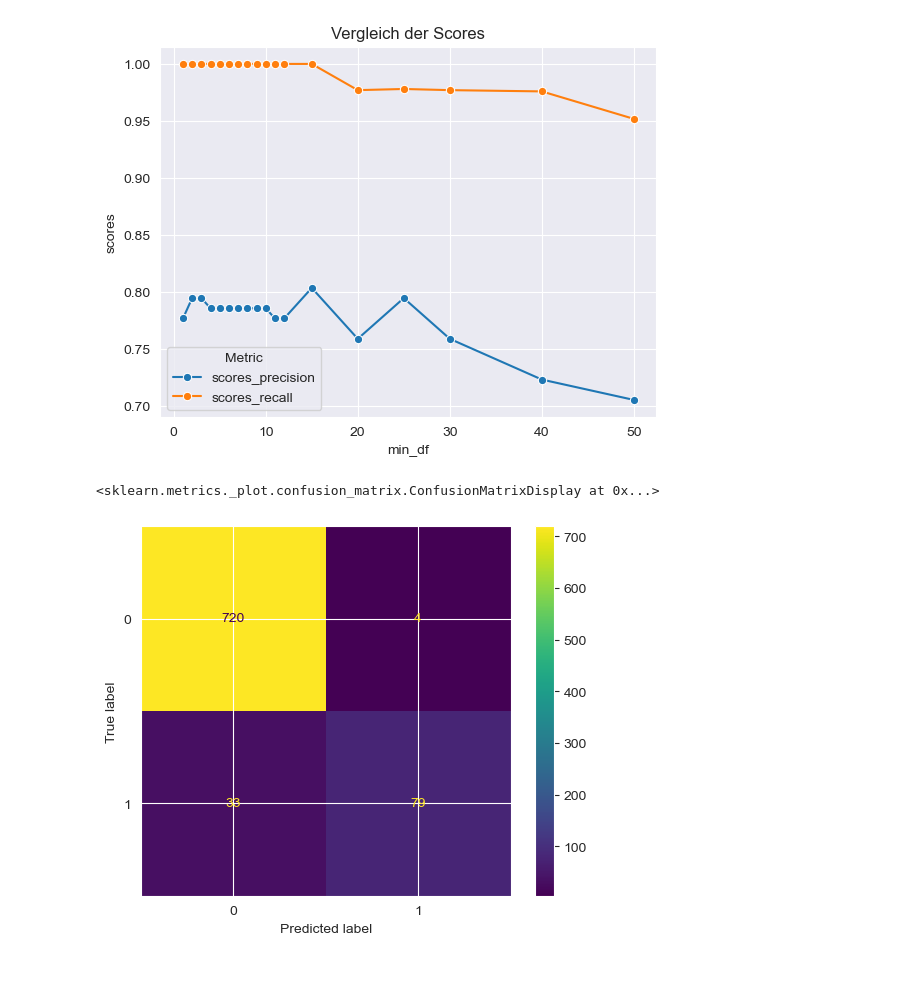
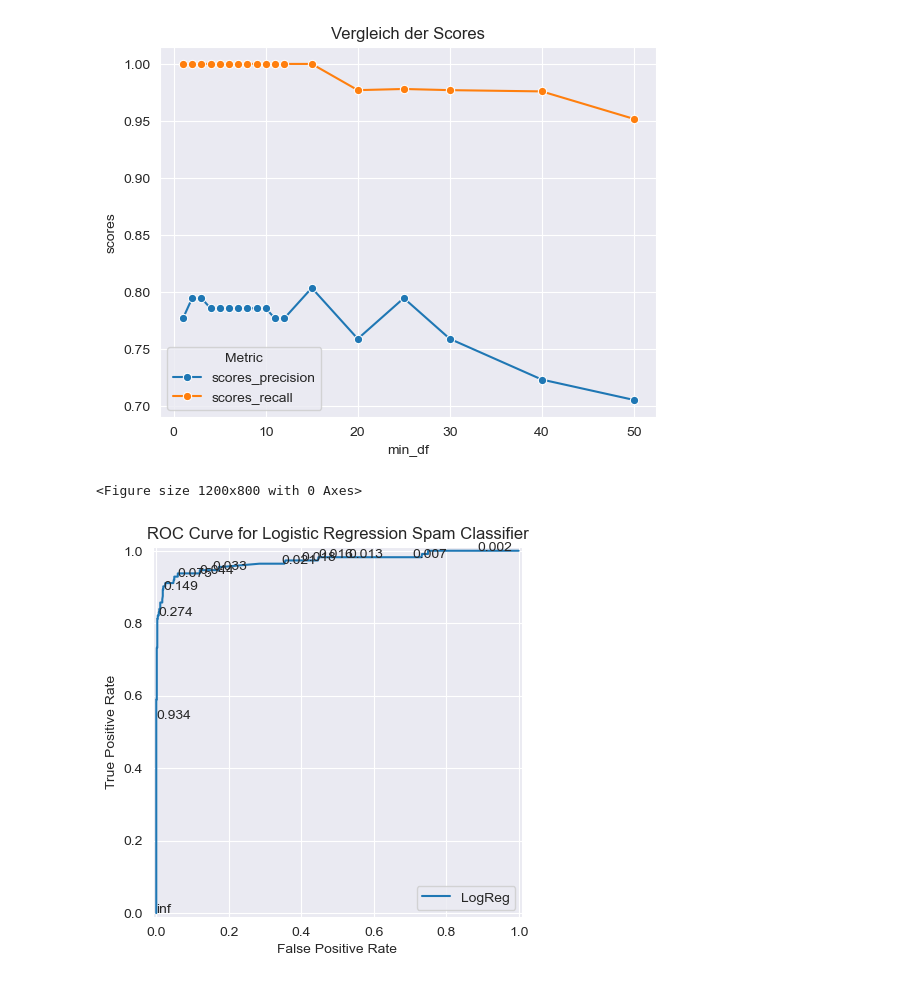
Before and after one commit to j0-ji/AI-class, a Jupyter notebook: week6/student_week6.ipynb, the cells around one changed output. Cells and saved outputs as stored; diff of their text form; code cells hidden in the pictures.

```diff
--- a/week6/student_week6.ipynb
+++ b/week6/student_week6.ipynb
@@ -99,7 +102,13 @@ data.describe()
 # %%
 min_df_values = [1, 2, 3, 4, 5, 6, 7, 8, 9, 10, 11, 12, 15, 20, 25, 30, 40, 50]
+threshold = 0.4
 scores_precision = []
 scores_recall = []
+best_model = Object
+best_model.fpr = None
+best_model.tpr = None
+best_model.thresholds = None
+best_by = 'precision'
 
 for min_df in min_df_values:
     countVectorizer = CountVectorizer(
@@ -131,6 +140,16 @@ for min_df in min_df_values:
     scores_precision.append(score_precision)
     scores_recall.append(score_recall)
 
+    if best_by == 'precision' and (len(scores_precision) == 1 or scores_precision[len(scores_precision)-2] < score_precision):
+        probabilities = pipeline.predict_proba(X_test)[:, 1]
+        best_model.fpr, best_model.tpr, best_model.thresholds = roc_curve(y_test, probabilities)
+    elif best_by == 'recall' and (len(scores_recall) == 1 or scores_recall[len(scores_recall)-2] < score_recall):
+        probabilities = pipeline.predict_proba(X_test)[:, 1]
+        best_model.fpr, best_model.tpr, best_model.thresholds = roc_curve(y_test, probabilities)
+    elif best_by != 'precision' and best_by != 'recall':
+        raise Exception('You need to either get the best model by precision- or recall-score.')
+
+
     # cross_val_score(estimator=pipeline, X=X_train, y=y_train, scoring='precision')
 # %%
 scores_df = pd.DataFrame({
@@ -150,8 +169,15 @@ plt.grid(True)
 plt.show()
 # %% [output]
 [figure]
-# %%
-ConfusionMatrixDisplay.from_estimator(pipeline, X_test, y_test)
-# %% [output]
-<sklearn.metrics._plot.confusion_matrix.ConfusionMatrixDisplay at 0x...>
-[figure, removed]
+# %%
+# Plot the ROC Curve
+plt.figure(figsize=(12, 8))
+RocCurveDisplay(fpr=best_model.fpr, tpr=best_model.tpr, estimator_name='LogReg').plot()
+for i in range(0, len(best_model.thresholds), 10):  # Nur jeden 10. Punkt beschriften
+    plt.annotate(f'{best_model.thresholds[i]:.3f}', (best_model.fpr[i], best_model.tpr[i]))
+plt.title('ROC Curve for Logistic Regression Spam Classifier')
+plt.grid(True)
+plt.show()
+# %% [output]
+<Figure size 1200x800 with 0 Axes>
+[figure, added]
```
Also changed, not shown: parts of 35 cells of this notebook, 2 other files.
